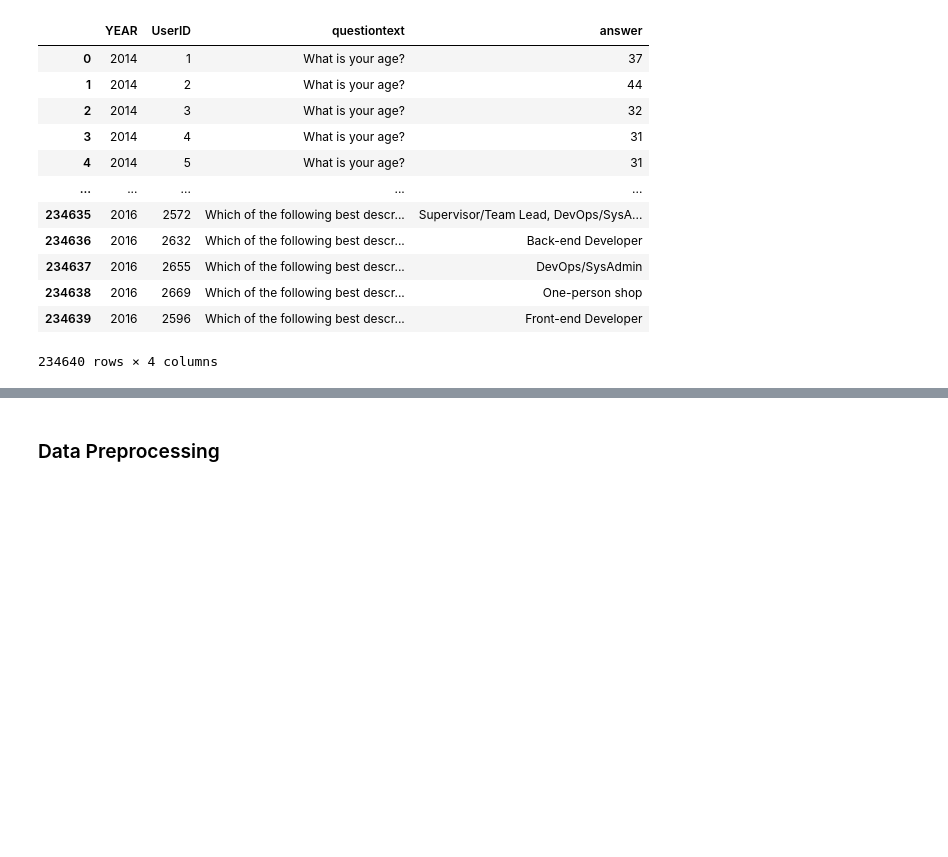
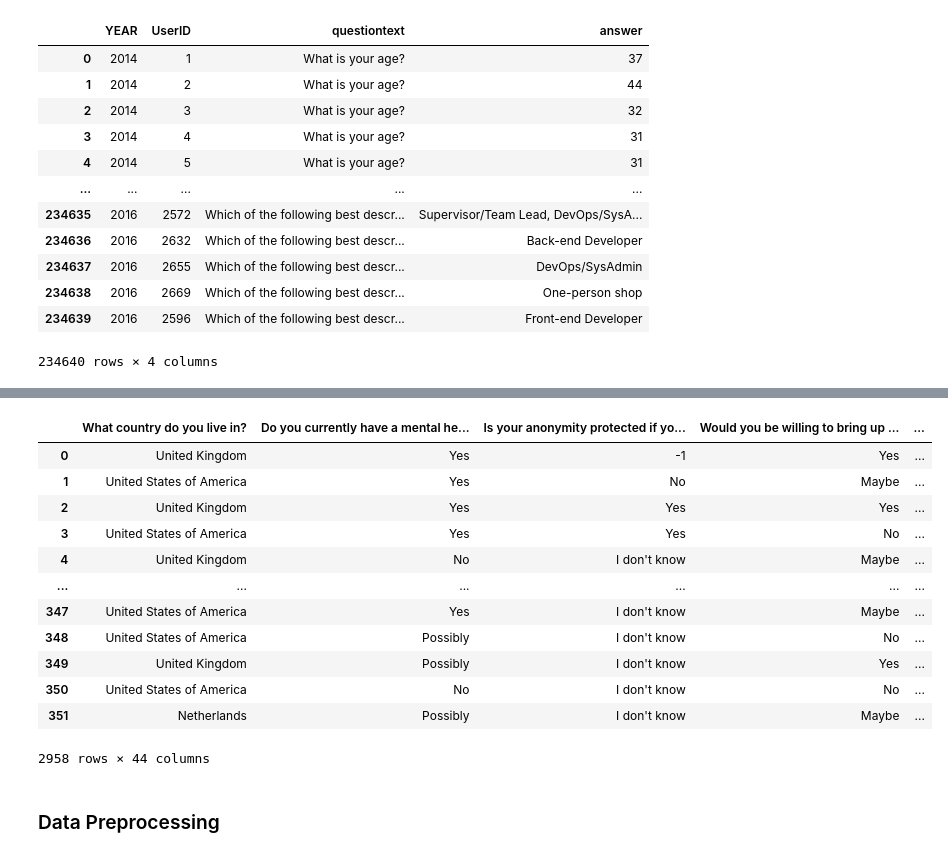
Before and after one commit to sahar-sami/hacklytics-2022, a Jupyter notebook: notebook.ipynb, the cells around one changed output, grey strips where cells are left out. Saved outputs shown, nothing was run; the diff lists cells and outputs as text; code cells hidden in the pictures; blank space fills up the shorter version.

```diff
--- a/notebook.ipynb
+++ b/notebook.ipynb
@@ -106,5 +106,21 @@ for i in range(len(dfs)):
 # %%
 full_data = pd.concat(dfs, axis=0)
+# %%
+full_data
+# %% [output]
+|  | What country do you live in? | Do you currently have a mental he... | Is your anonymity protected if yo... | Would you be willing to bring up ... | ... |
+| 0 | United Kingdom | Yes | -1 | Yes | ... |
+| 1 | United States of America | Yes | No | Maybe | ... |
+| 2 | United Kingdom | Yes | Yes | Yes | ... |
+| 3 | United States of America | Yes | Yes | No | ... |
+| 4 | United Kingdom | No | I don't know | Maybe | ... |
+| ... | ... | ... | ... | ... | ... |
+| 347 | United States of America | Yes | I don't know | Maybe | ... |
+| 348 | United States of America | Possibly | I don't know | No | ... |
+| 349 | United Kingdom | Possibly | I don't know | Yes | ... |
+| 350 | United States of America | No | I don't know | No | ... |
+| 351 | Netherlands | Possibly | I don't know | Maybe | ... |
+2958 rows × 44 columns
 # %% [markdown]
 ### Data Preprocessing
 # %% [markdown]
```
Also changed, not shown: parts of 12 cells of this notebook.
